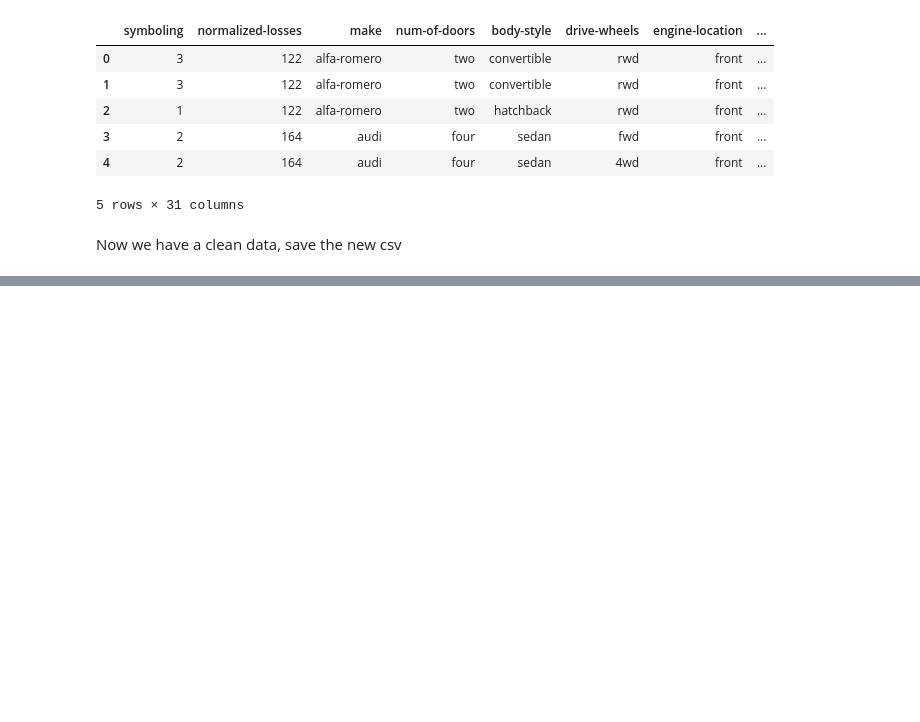
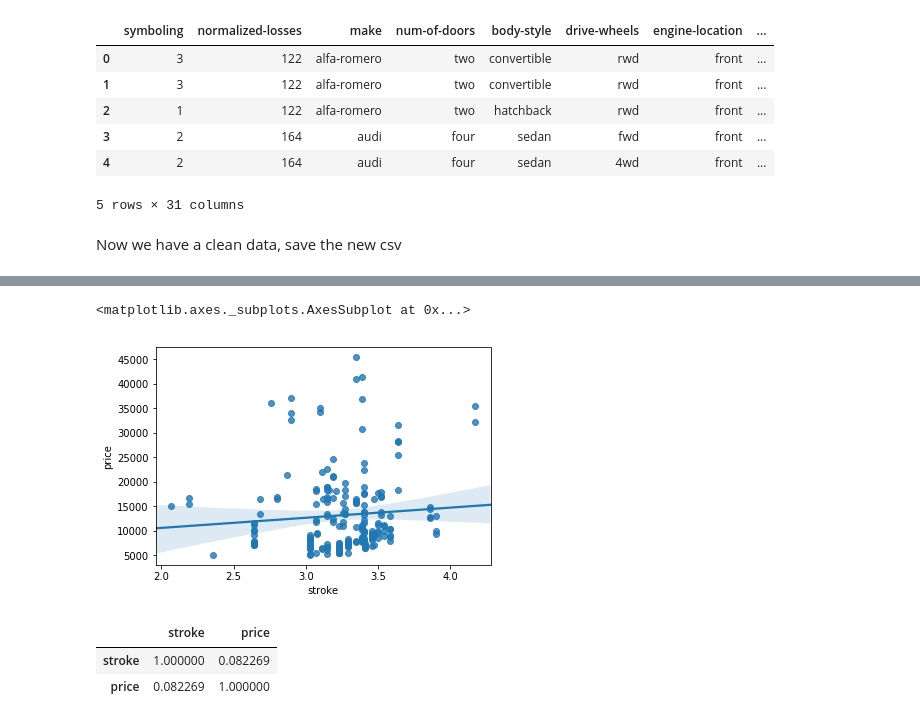
Before and after one commit to ebrahimzare/Machine-learning-Projects, a Jupyter notebook: Auto_Price_Predictiton.ipynb, the cells around one changed output, grey strips where cells are left out. Drawn from its saved outputs; the diff is of its cells as text; code cells hidden in the pictures; blank space fills up the shorter version.

```diff
--- a/Auto_Price_Predictiton.ipynb
+++ b/Auto_Price_Predictiton.ipynb
@@ -399,0 +513,11 @@ df.to_csv('clean_df.csv')
+# %%
+sns.regplot(x="stroke", y="price", data=df)
+# %% [output]
+<matplotlib.axes._subplots.AxesSubplot at 0x...>
+[figure, added]
+# %%
+df[['stroke','price']].corr()
+# %% [output]
+|  | stroke | price |
+| stroke | 1.000000 | 0.082269 |
+| price | 0.082269 | 1.000000 |
```
Also changed, not shown: parts of 53 cells of this notebook.
